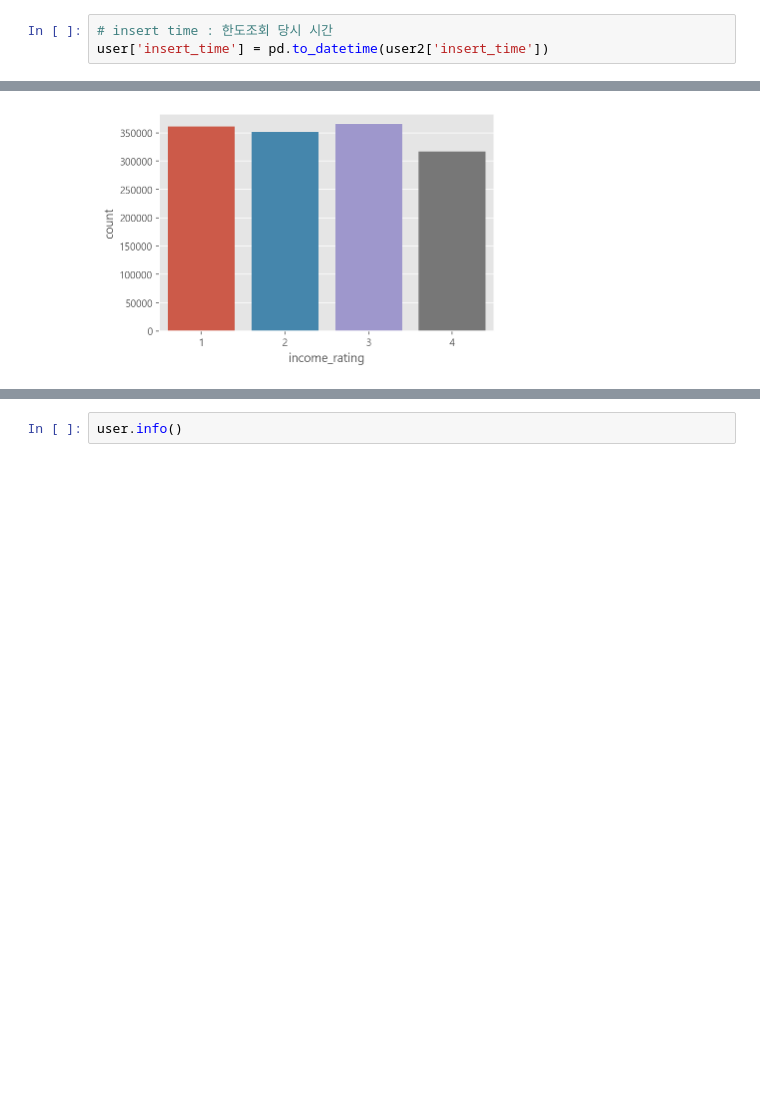
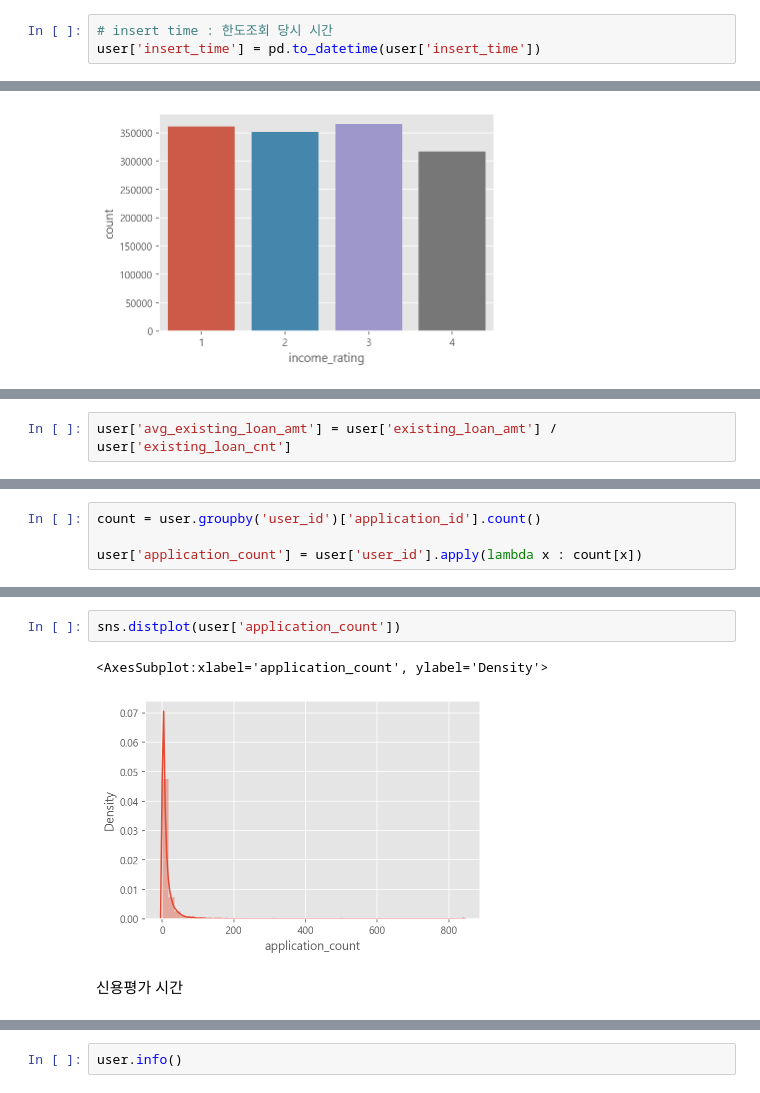
Before and after one commit to Chanjinee/BigContest2022, a Jupyter notebook: src/feature_engineering_song.ipynb, the cells around one changed output, grey strips where cells are left out. Cells and saved outputs as stored; diff of their text form; blank space fills up the shorter version.

```diff
--- a/src/feature_engineering_song.ipynb
+++ b/src/feature_engineering_song.ipynb
@@ -73,7 +71,7 @@ user['loan_history'] = tempt
 insert time 날짜 변경
 # %%
 # insert time : 한도조회 당시 시간
-user['insert_time'] = pd.to_datetime(user2['insert_time'])
+user['insert_time'] = pd.to_datetime(user['insert_time'])
 # %%
 # 해결안됨
 
@@ -356,0 +319,2 @@ user[user['user_id'] == 118218]
+# %%
+user['avg_existing_loan_amt'] = user['existing_loan_amt'] / user['existing_loan_cnt']
@@ -356,0 +339,4 @@ user[user['user_id'] == 118218]
+# %%
+count = user.groupby('user_id')['application_id'].count()
+
+user['application_count'] = user['user_id'].apply(lambda x : count[x])
@@ -356,0 +359,7 @@ user[user['user_id'] == 118218]
+# %%
+sns.distplot(user['application_count'])
+# %% [output]
+<AxesSubplot:xlabel='application_count', ylabel='Density'>
+[figure, added]
+# %% [markdown]
+신용평가 시간
```
Also changed, not shown: parts of 66 cells of this notebook.
